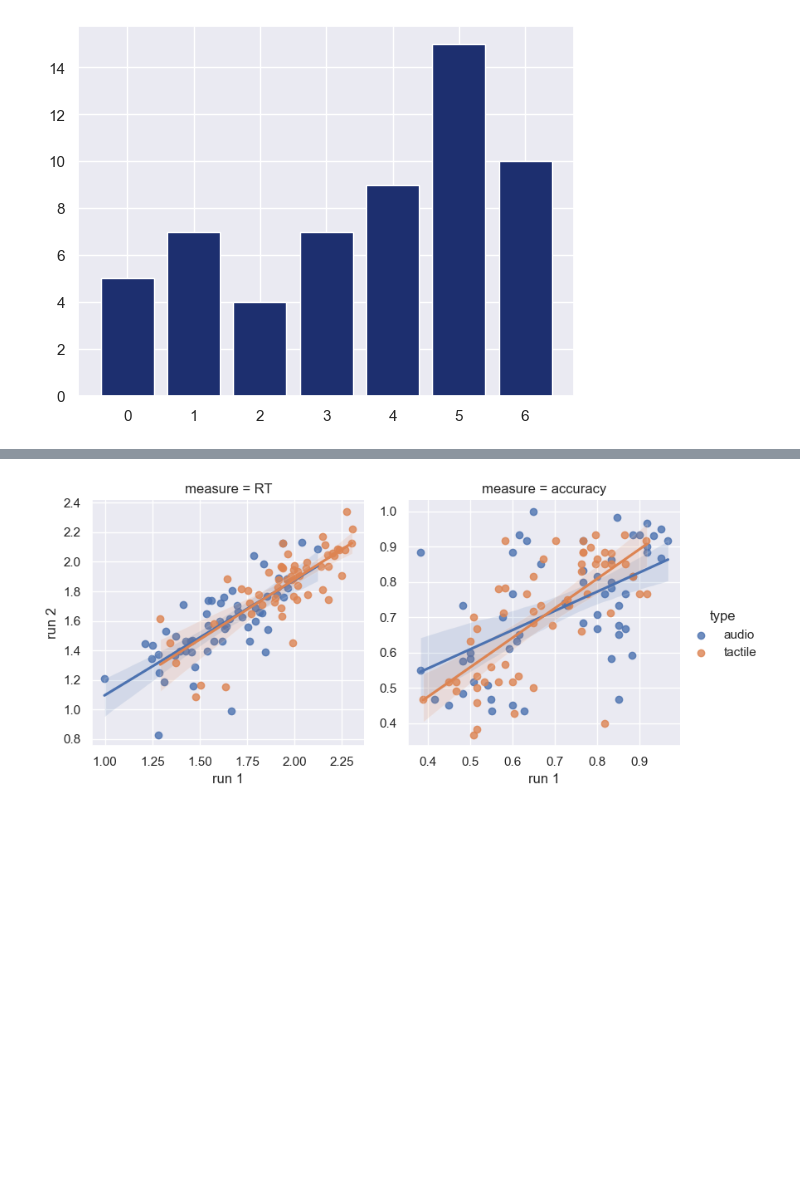
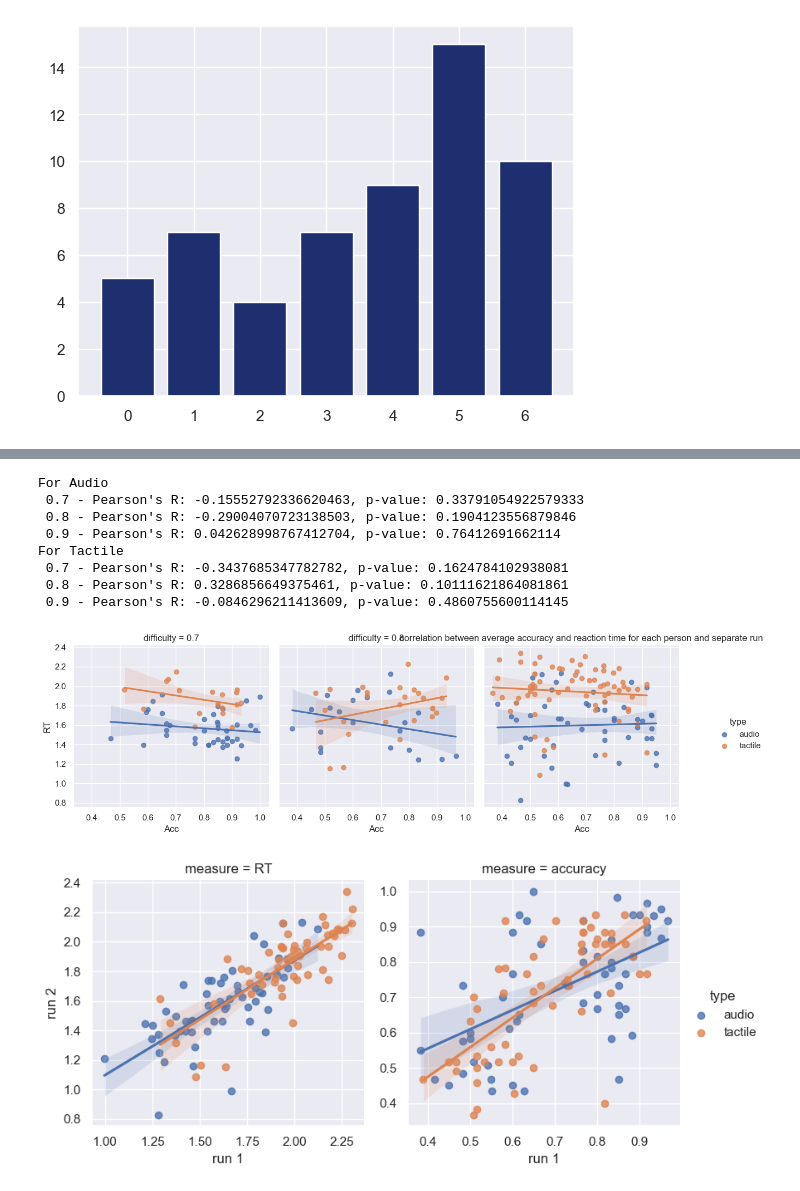
Before and after one commit to ruffgroup/multlearn, a Jupyter notebook: Modelling/Data analysis/accuracy_plots.ipynb, the cells around one changed output, grey strips where cells are left out. Drawn from its saved outputs; the diff is of its cells as text; code cells hidden in the pictures; blank space fills up the shorter version.

Commit message:
regression plots

```diff
--- a/Modelling/Data analysis/accuracy_plots.ipynb
+++ b/Modelling/Data analysis/accuracy_plots.ipynb
@@ -488,3 +498,15 @@ reg_RT_Acc()
+# %%
+reg_RT_Acc(mode="runs")
+# %% [output]
+For Audio
+ 0.7 - Pearson's R: -0.15552792336620463, p-value: 0.33791054922579333
+ 0.8 - Pearson's R: -0.29004070723138503, p-value: 0.1904123556879846
+ 0.9 - Pearson's R: 0.042628998767412704, p-value: 0.76412691662114
+For Tactile
+ 0.7 - Pearson's R: -0.3437685347782782, p-value: 0.1624784102938081
+ 0.8 - Pearson's R: 0.3286856649375461, p-value: 0.10111621864081861
+ 0.9 - Pearson's R: -0.0846296211413609, p-value: 0.4860755600114145
+[figure, added]
 # %%
 def reg_run1_run2():
 
```
Also changed, not shown: parts of 1 cell of this notebook.
